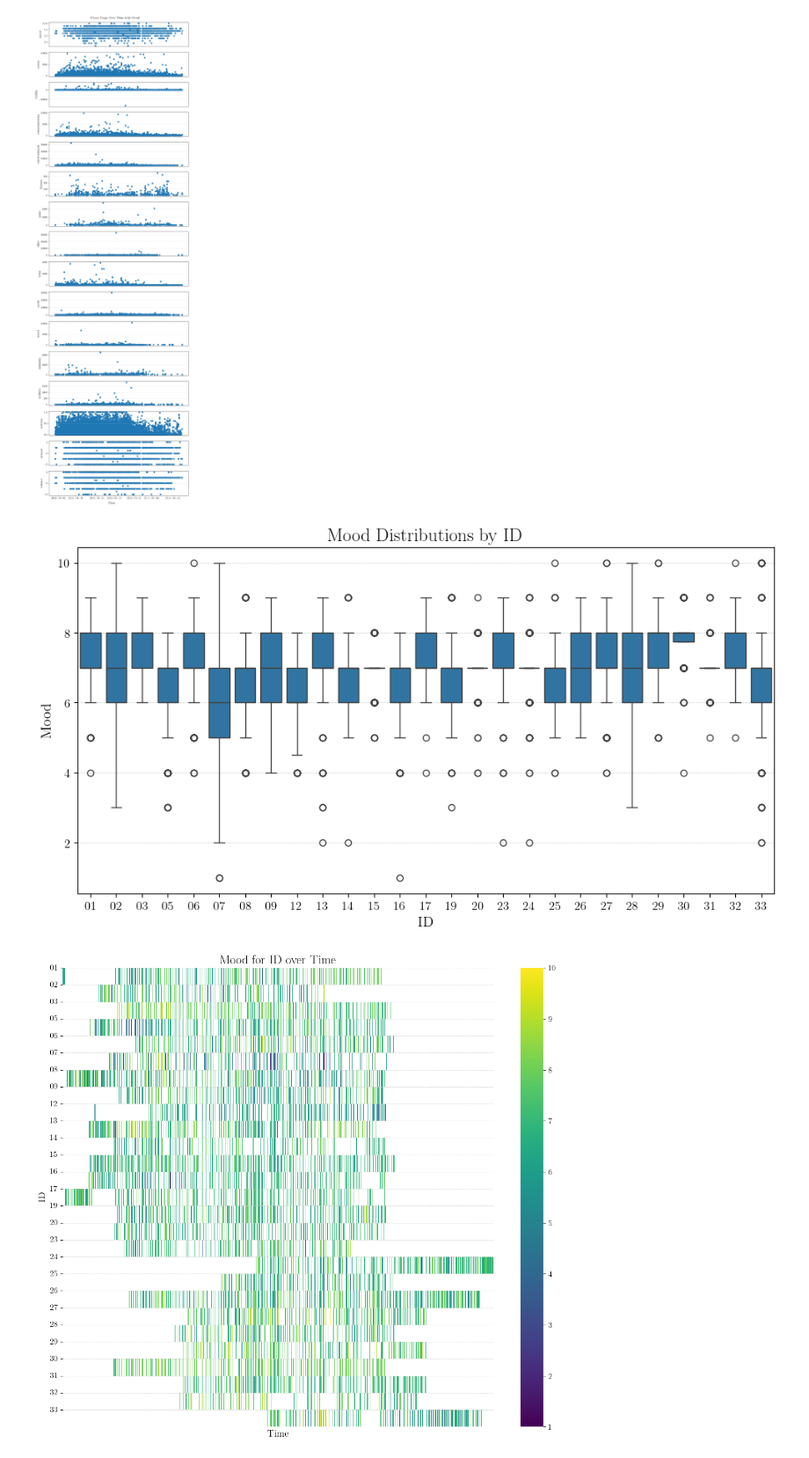
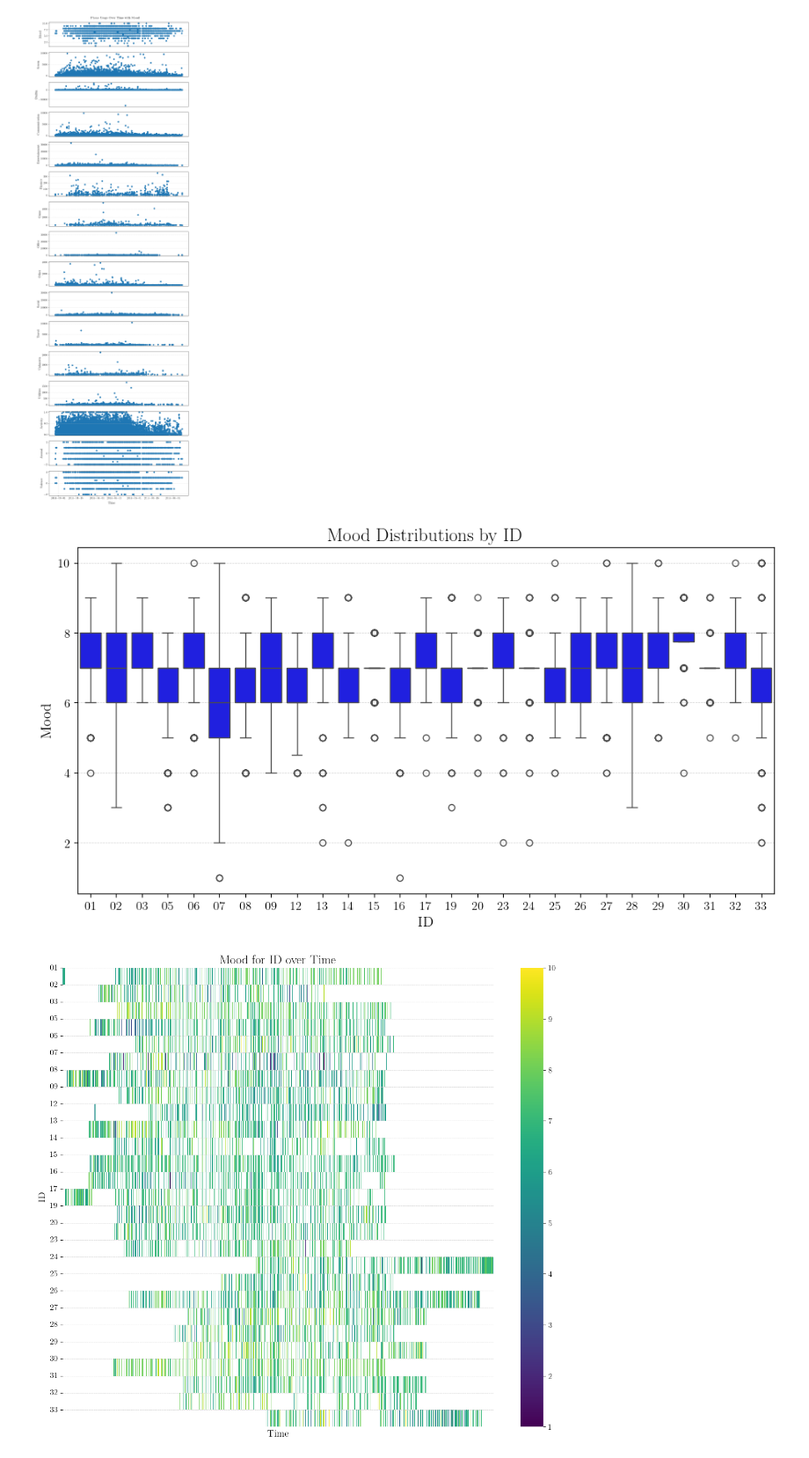
Before and after one commit to AmirSahrani/DMT_Assignments, a Jupyter notebook: notebooks/visualize.ipynb, the cells around one changed output. Shown at 88% size. Saved outputs shown, nothing was run; the diff lists cells and outputs as text; code cells hidden in the pictures.

```diff
--- a/notebooks/visualize.ipynb
+++ b/notebooks/visualize.ipynb
@@ -122,18 +123,61 @@ plt.tight_layout()
 plt.show()
 # %% [output]
 [figure]
+# %%
+mood = data['mood']
+screen = data['screen']
+activity = data['activity']
+arousal = data['circumplex.arousal']
+valence = data['circumplex.valence']
+builtin = data['appCat.builtin']
+communication = data['appCat.communication']
+entertainment = data['appCat.entertainment']
+finance = data['appCat.finance']
+game = data['appCat.game']
+office = data['appCat.office']
+other = data['appCat.other']
+social = data['appCat.social']
+travel = data['appCat.travel']
+unknown = data['appCat.unknown']
+utilities = data['appCat.utilities']
+
+y_labels = ['Mood', 'Screen', 'Builtin', 'Communication', 'Entertainment', 'Finance', 'Game',
+            'Office', 'Other', 'Social', 'Travel', 'Unknown', 'Utilities', 'Activity', 'Arousal', 'Valence']
+
+fig, axes = plt.subplots(nrows=8, ncols=2, figsize=(15, 20))
+axes = axes.flatten()  # Flatten the 2D array of axes for easier indexing
+
+for i, (label, y_data) in enumerate(zip(y_labels, [mood, screen, builtin, communication,
+                                                    entertainment, finance, game, office,
+                                                    other, social, travel, unknown, utilities,
+                                                    activity, arousal, valence])):
+    axes[i].scatter(data["time"], y_data, label=label, s=8, c='blue')
+    axes[i].set_ylabel(label)
+
+for i in range(14):
+    axes[i].set_xticklabels([])
+    axes[i].set_xticks([])
+    axes[i].set_ylabel(y_labels[i])
+
+axes[14].xaxis.set_major_formatter(mdates.DateFormatter('%b %d'))
+axes[15].xaxis.set_major_formatter(mdates.DateFormatter('%b %d'))
+axes[14].set_xlabel('Time')
+axes[15].set_xlabel('Time')
+fig.text(0.5, 1, 'Phone Usage Over Time with Mood', ha='center', fontsize=24)
+plt.tight_layout()
+plt.show()
 # %%
 #Plotting Mood vs ID
 plt.figure(figsize=(12, 6))  # Adjust size as needed
 sorted_data = data.sort_values(by='id')
-sns.boxplot(x='id', y='mood', data=sorted_data)
+sns.boxplot(x='id', y='mood', data=sorted_data, color="blue")
 plt.xticks(ticks=range(len(sorted_data['id'].unique())), labels=[sorted_data['id'].unique()[i][-2:] for i in range(len(sorted_data['id'].unique()))])
 plt.title('Mood Distributions by ID')
 plt.xlabel('ID')
 plt.ylabel('Mood')
 plt.show()
 # %% [output]
-[figure, old version]
+[figure, new version]
 # %%
 matrix_data = sorted_data.pivot_table(index='id', columns='time', values='mood')
 plt.figure(figsize=(14, 12))
```
Also changed, not shown: parts of 4 cells of this notebook.
